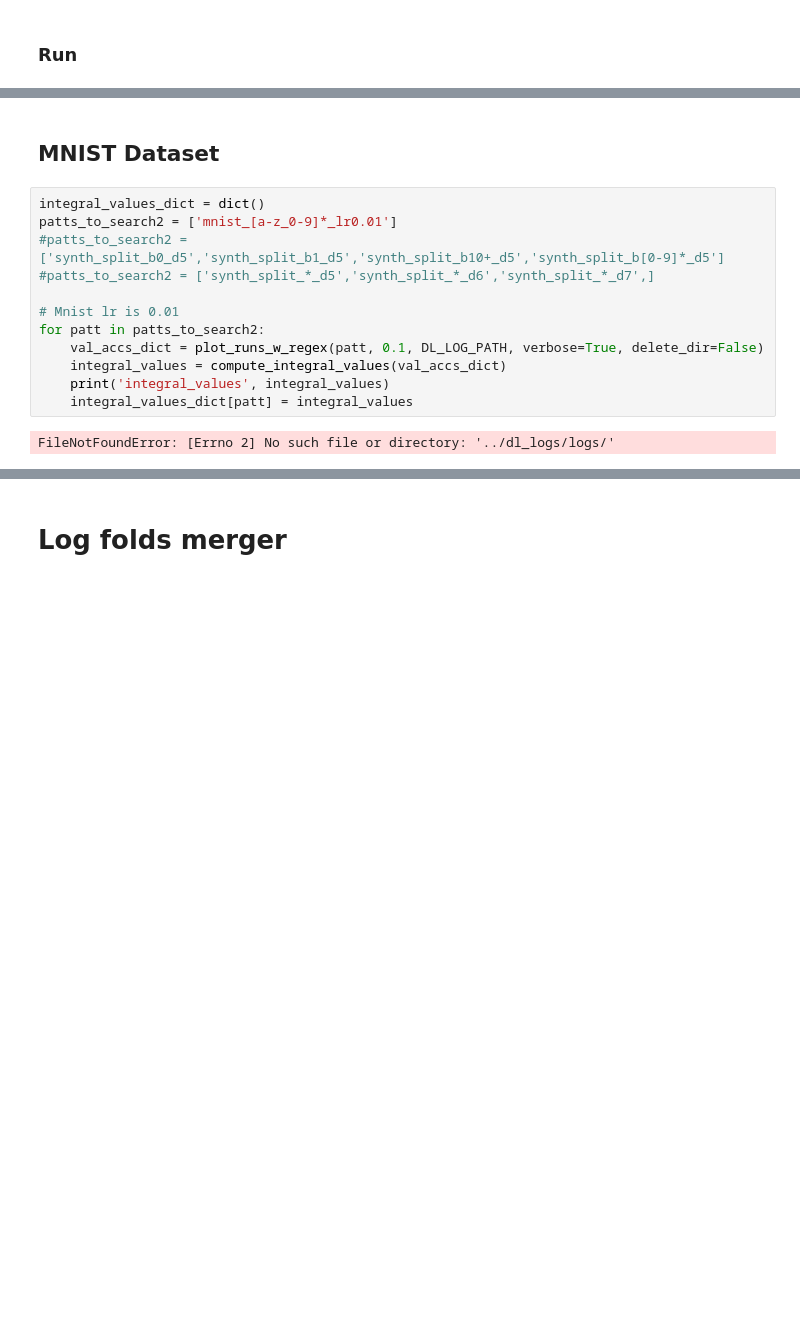
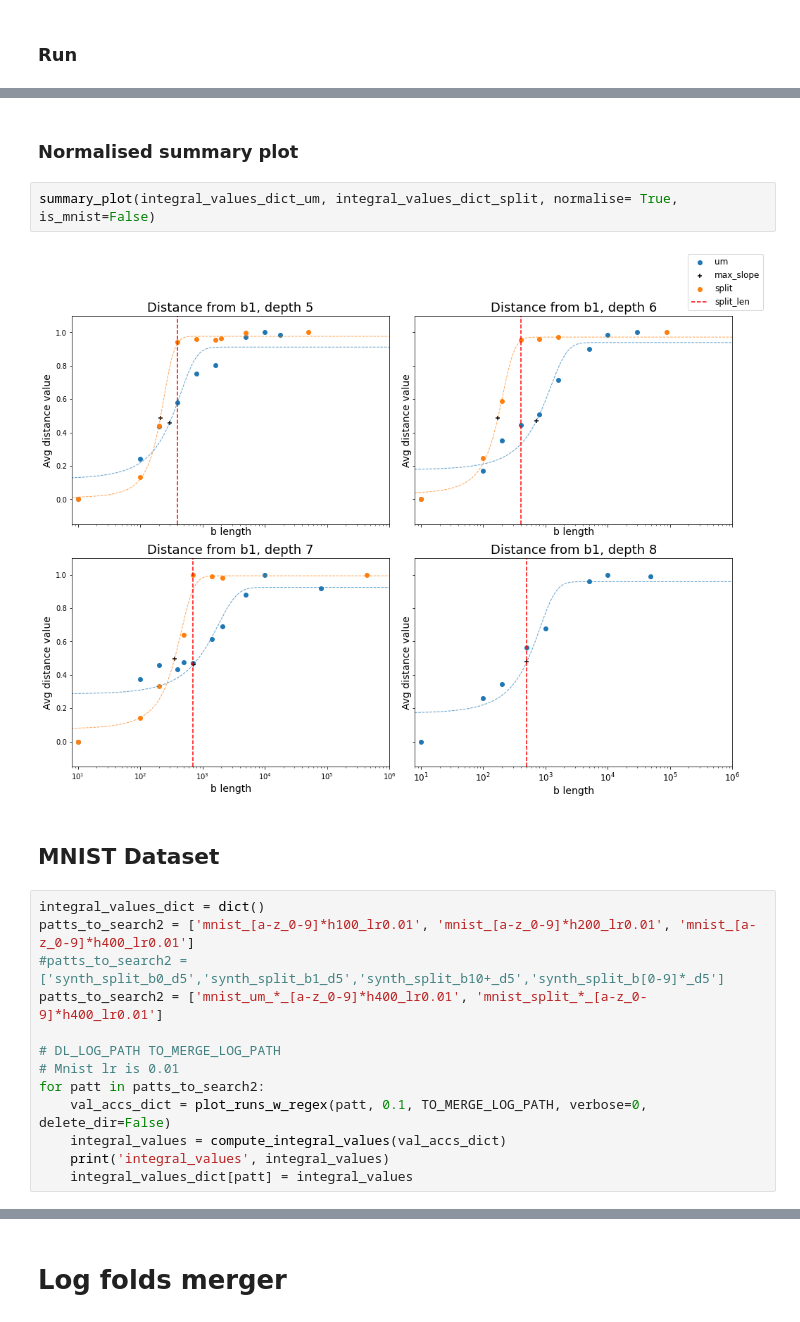
Before and after one commit to jeromel05/Ultrametric-benchmark-v2, a Jupyter notebook: notebooks/postprocessing_metrics.ipynb, the cells around one changed output, grey strips where cells are left out. Drawn from its saved outputs; the diff is of its cells as text; blank space fills up the shorter version.

```diff
--- a/notebooks/postprocessing_metrics.ipynb
+++ b/notebooks/postprocessing_metrics.ipynb
@@ -707,16 +874,21 @@ plt.show()
+# %% [markdown]
+### Normalised summary plot
+# %%
+summary_plot(integral_values_dict_um, integral_values_dict_split, normalise= True, is_mnist=False)
+# %% [output]
+[figure, added]
 # %% [markdown]
 ## MNIST Dataset
 # %%
 integral_values_dict = dict()
-patts_to_search2 = ['mnist_[a-z_0-9]*_lr0.01']
+patts_to_search2 = ['mnist_[a-z_0-9]*h100_lr0.01', 'mnist_[a-z_0-9]*h200_lr0.01', 'mnist_[a-z_0-9]*h400_lr0.01']
 #patts_to_search2 = ['synth_split_b0_d5','synth_split_b1_d5','synth_split_b10+_d5','synth_split_b[0-9]*_d5']
-#patts_to_search2 = ['synth_split_*_d5','synth_split_*_d6','synth_split_*_d7',]
+patts_to_search2 = ['mnist_um_*_[a-z_0-9]*h400_lr0.01', 'mnist_split_*_[a-z_0-9]*h400_lr0.01']
 
+# DL_LOG_PATH TO_MERGE_LOG_PATH
 # Mnist lr is 0.01
 for patt in patts_to_search2:
-    val_accs_dict = plot_runs_w_regex(patt, 0.1, DL_LOG_PATH, verbose=True, delete_dir=False)
+    val_accs_dict = plot_runs_w_regex(patt, 0.1, TO_MERGE_LOG_PATH, verbose=0, delete_dir=False)
     integral_values = compute_integral_values(val_accs_dict)
     print('integral_values', integral_values)
     integral_values_dict[patt] = integral_values
-# %% [output]
-FileNotFoundError: [Errno 2] No such file or directory: '../dl_logs/logs/'
```
Also changed, not shown: parts of 20 cells of this notebook, 15 other files.
